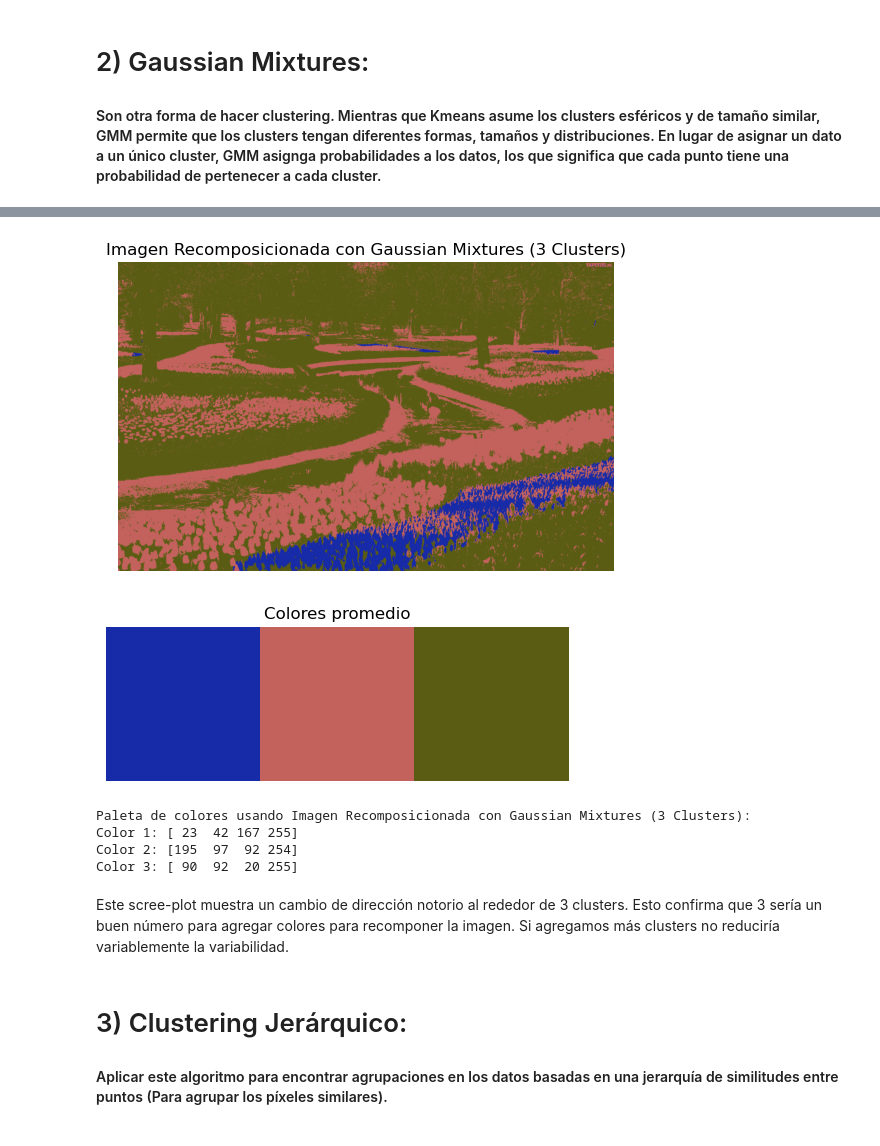
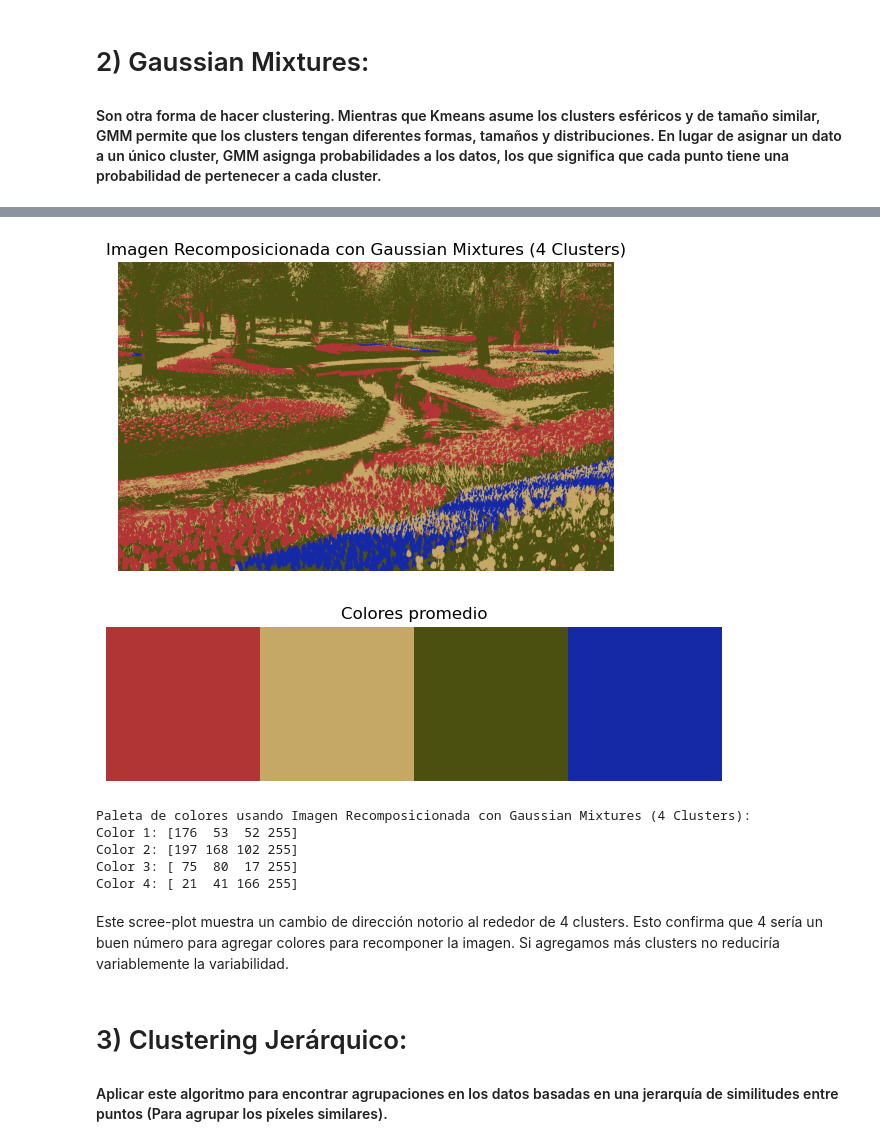
Before and after one commit to RosarioValderrama/Laboratorio_2_ML, a Jupyter notebook: notebooks/Laboratorio_2_ML.ipynb, the cells around one changed output, grey strips where cells are left out. Drawn from its saved outputs; the diff is of its cells as text; code cells hidden in the pictures.

Commit message:
Se ajusta n_components (3>4) para modelo de Gaussian Mixtures

```diff
--- a/notebooks/Laboratorio_2_ML.ipynb
+++ b/notebooks/Laboratorio_2_ML.ipynb
@@ -235,36 +232,32 @@ plt.show()
 # %%
-# Convertir la imagen a una matriz de píxeles (de RGB a una matriz 2D de valores de color)
-image_np = np.array(image)
-pixels = image_np.reshape(-1, 4)
-
-# Aplicar Gaussian Mixture Model (GMM) con 3 clusters
-n_clusters = 3
+# Aplicamos Gaussian Mixture Model (GMM) con 4 clusters
+n_clusters = 4
 gmm = GaussianMixture(n_components=n_clusters, random_state=42)
 gmm.fit(pixels)
 
-# Obtener los clusters y las probabilidades de pertenencia
+# Obtenemos los clusters y las probabilidades de pertenencia
 labels = gmm.predict(pixels)
 centroids = np.array(gmm.means_, dtype='uint8')  # Los centroides son las medias de las gaussianas
 
-# Recomponer la imagen con los colores resultantes de las gaussianas
+# Recomponemos la imagen con los colores resultantes de las gaussianas y visualizamos los resultados
 reconstructed_image_gmm = centroids[labels].reshape(image_np.shape)
 
-# Mostrar la imagen recomposicionada
 plt.imshow(reconstructed_image_gmm)
 plt.axis('off')
 plt.title(f'Imagen Recomposicionada con Gaussian Mixtures ({n_clusters} Clusters)')
 plt.show()
 img_paleta(centroids)
 print_paleta(centroids, f'Imagen Recomposicionada con Gaussian Mixtures ({n_clusters} Clusters)')
 # %% [output]
-[figure, old version]
+[figure, new version]
-[figure, old version]
+[figure, new version]
-Paleta de colores usando Imagen Recomposicionada con Gaussian Mixtures (3 Clusters):
-Color 1: [ 23  42 167 255]
-Color 2: [195  97  92 254]
-Color 3: [ 90  92  20 255]
+Paleta de colores usando Imagen Recomposicionada con Gaussian Mixtures (4 Clusters):
+Color 1: [176  53  52 255]
+Color 2: [197 168 102 255]
+Color 3: [ 75  80  17 255]
+Color 4: [ 21  41 166 255]
 # %% [markdown]
-Este scree-plot muestra un cambio de dirección notorio al rededor de 3 clusters. Esto confirma que 3 sería un buen número para agregar colores para recomponer la imagen. Si agregamos más clusters no reduciría variablemente la variabilidad.
+Este scree-plot muestra un cambio de dirección notorio al rededor de 4 clusters. Esto confirma que 4 sería un buen número para agregar colores para recomponer la imagen. Si agregamos más clusters no reduciría variablemente la variabilidad.
 # %% [markdown]
 # 3) Clustering Jerárquico:
 #### Aplicar este algoritmo para encontrar agrupaciones en los datos basadas en una jerarquía de similitudes entre puntos (Para agrupar los píxeles similares).
```
Also changed, not shown: parts of 8 cells of this notebook.
